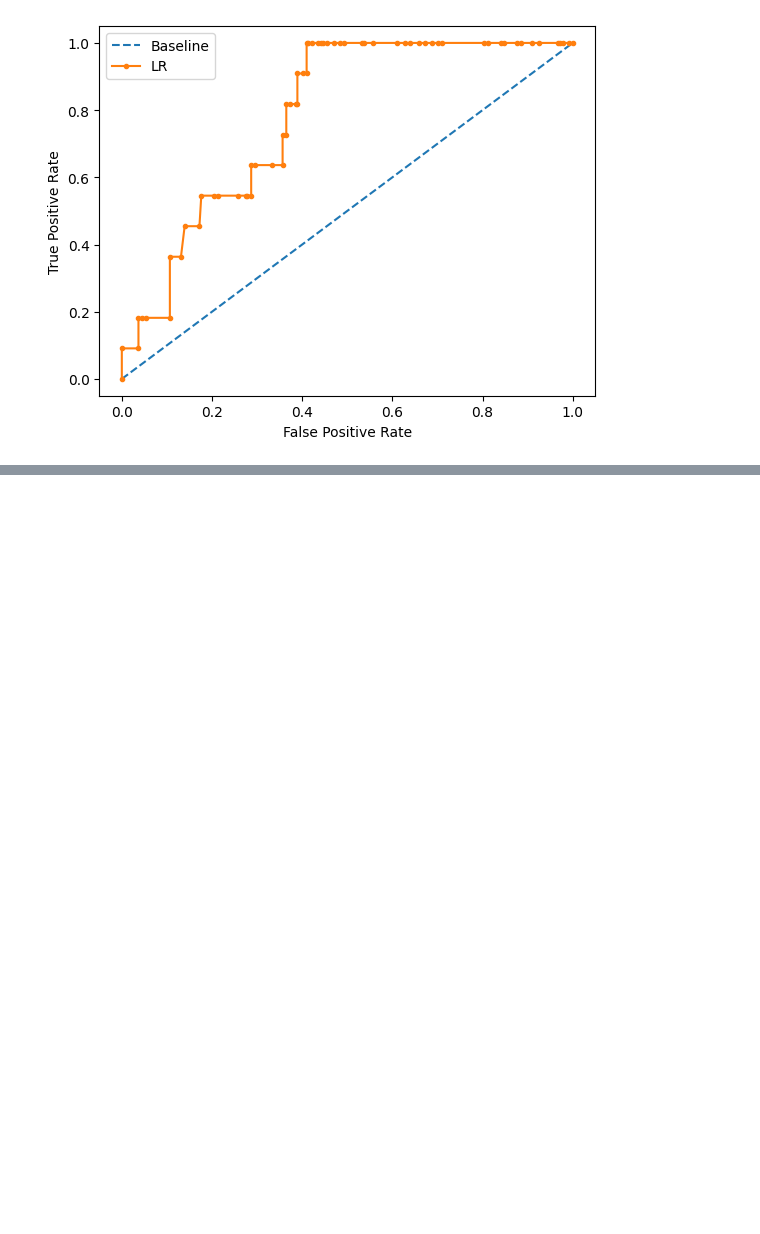
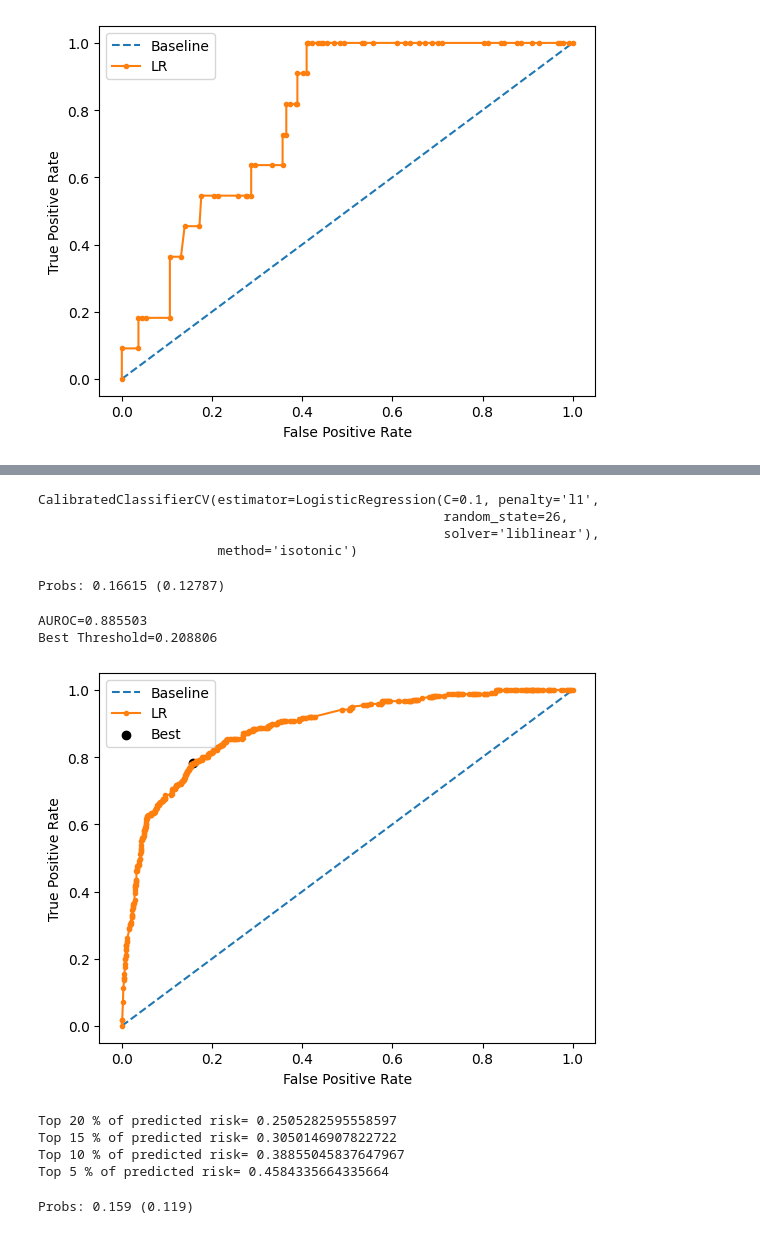
Before and after one commit to kk262626/predicting_suicidality, a Jupyter notebook: LR_Threshs.ipynb, the cells around one changed output, grey strips where cells are left out. Drawn from its saved outputs; the diff is of its cells as text; code cells hidden in the pictures; blank space fills up the shorter version.

Commit message:
updated LR_threshs

```diff
--- a/LR_Threshs.ipynb
+++ b/LR_Threshs.ipynb
@@ -429,0 +418,14 @@ Text(0, 0.5, 'True Positive Rate')
+# %%
+#Dividing the training dataset using stratified split for threshold moving
+Xi=pd.read_csv(r'C:\Users\z5291979\OneDrive - UNSW\Documents\lsac-data\processed_data\Xi.csv')
+y=pd.read_csv(r'C:\Users\z5291979\OneDrive - UNSW\Documents\lsac-data\processed_data\y_sitbs.csv')
+X55, X15, y55, y15=train_test_split(Xi, y, test_size=0.15, random_state=26, stratify=y)
+
+X55.to_csv('X55_sitbs.csv', index=False)
+X15.to_csv('X15_sitbs.csv', index=False)
+y55.to_csv('y55_sitbs.csv', index=False)
+y15.to_csv('y15_sitbs.csv', index=False)
+# %%
+y55=y55.values.flatten()
+y15=y15.values.flatten()
+np.average(y)
@@ -429,0 +434,4 @@ Text(0, 0.5, 'True Positive Rate')
+# %%
+#Hyperparameter optimisation: note that some fits will fail because of solver-penalty incompatibilities in some hyperparameter combinations
+searchLR.fit(X55, y55)
+searchLR.best_params_
@@ -429,0 +465,35 @@ Text(0, 0.5, 'True Positive Rate')
+# %%
+#Calibrating the best classifier
+cLR=CCCV(searchLR.best_estimator_, method='isotonic')
+cLR.fit(X55, y55)
+LR_probac=cLR.predict_proba(X55)
+LR_probac=LR_probac[:, 1]
+# %% [output]
+CalibratedClassifierCV(estimator=LogisticRegression(C=0.1, penalty='l1',
+                                                    random_state=26,
+                                                    solver='liblinear'),
+                       method='isotonic')
+# %%
+print('Probs: %.5f (%.5f)' % (mean(LR_probac), std(LR_probac)) )
+# %% [output]
+Probs: 0.16615 (0.12787)
+# %%
+best_thresh=tuning(y55, LR_probac)
+# %% [output]
+AUROC=0.885503
+Best Threshold=0.208806
+[figure, added]
+# %%
+#Defining a function that displays probability thresholds by percentiles
+threshp(LR_probac)
+# %% [output]
+Top 20 % of predicted risk= 0.2505282595558597
+Top 15 % of predicted risk= 0.3050146907822722
+Top 10 % of predicted risk= 0.38855045837647967
+Top 5 % of predicted risk= 0.4584335664335664
+# %%
+yprob=cLR.predict_proba(X15)
+yprob=yprob[:, 1]
+print('Probs: %.3f (%.3f)' % (mean(yprob), std(yprob)) )
+# %% [output]
+Probs: 0.159 (0.119)
```
Also changed, not shown: parts of 11 cells of this notebook.
